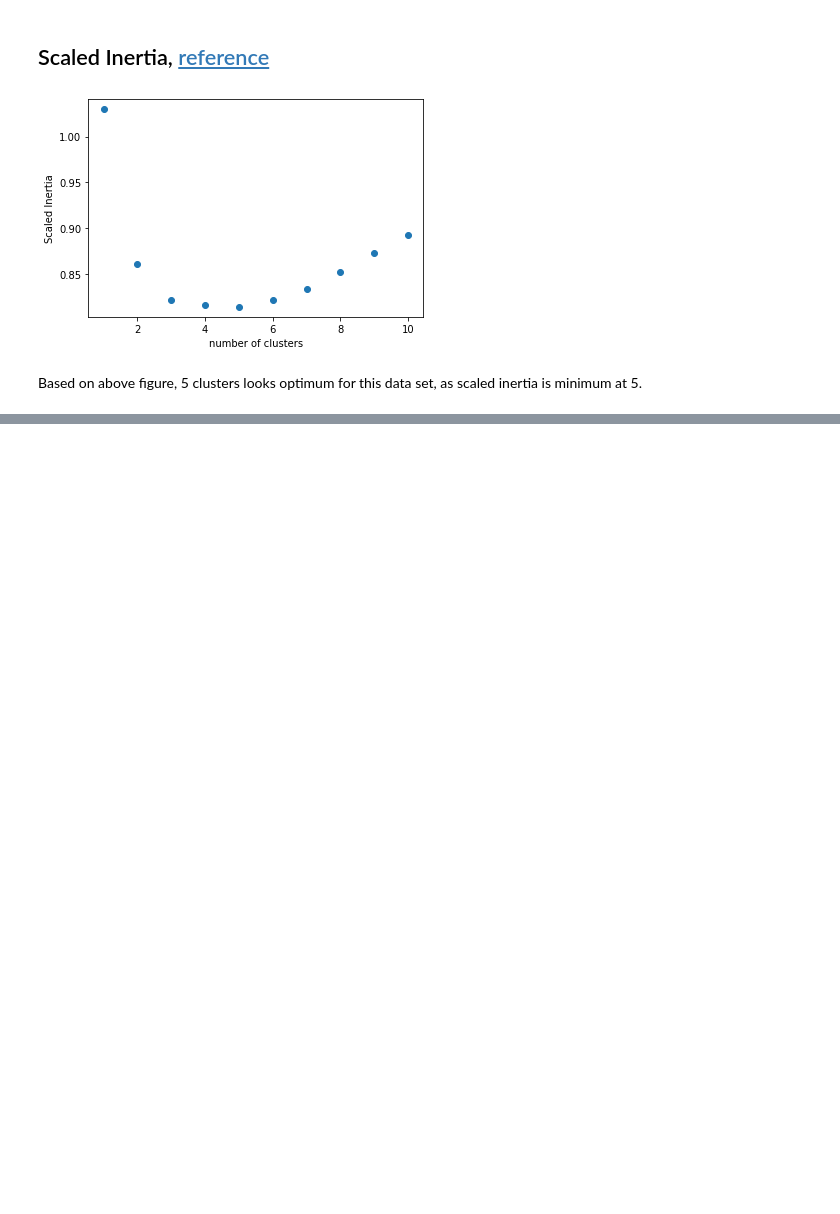
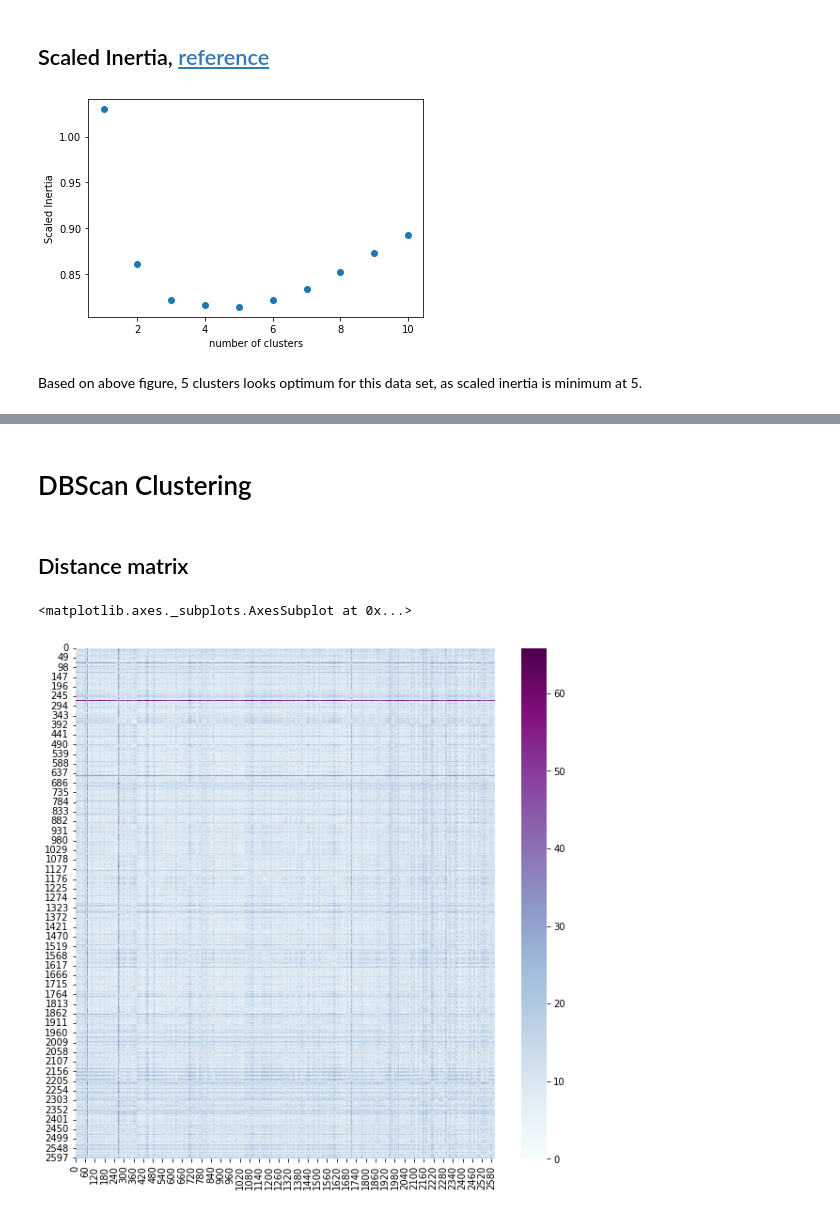
Before and after one commit to skumarudel/DSPS_SKumar, a Jupyter notebook: HW7/ClusteringGenes.ipynb, the cells around one changed output, grey strips where cells are left out. Cells and saved outputs as stored; diff of their text form; code cells hidden in the pictures; blank space fills up the shorter version.

```diff
--- a/HW7/ClusteringGenes.ipynb
+++ b/HW7/ClusteringGenes.ipynb
@@ -222,0 +225,12 @@ sns.scatterplot(
+# %% [markdown]
+# DBScan Clustering
+# %% [markdown]
+## Distance matrix
+# %%
+distance_matrix = skl.metrics.pairwise_distances(scaledgenes.to_numpy())
+# %%
+plt.figure(figsize=(10,10))
+sns.heatmap(distance_matrix, cmap='BuPu')
+# %% [output]
+<matplotlib.axes._subplots.AxesSubplot at 0x...>
+[figure, added]
```
Also changed, not shown: parts of 6 cells of this notebook.
